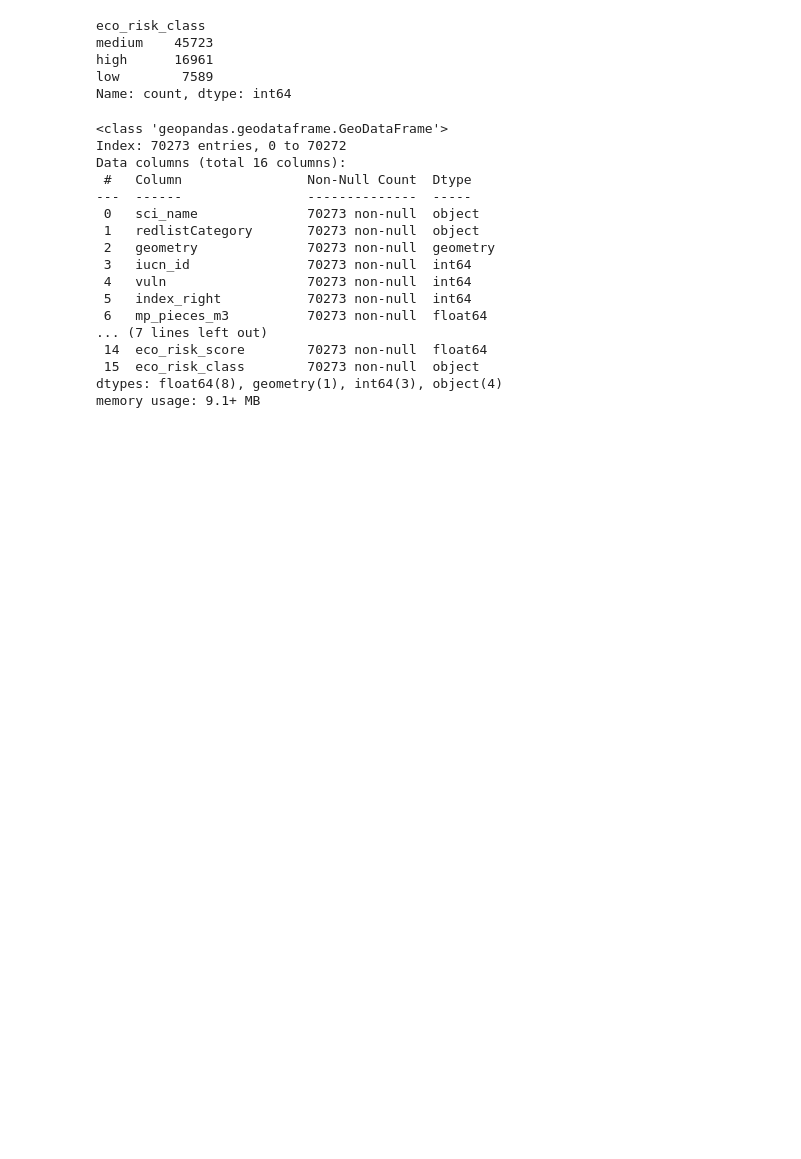
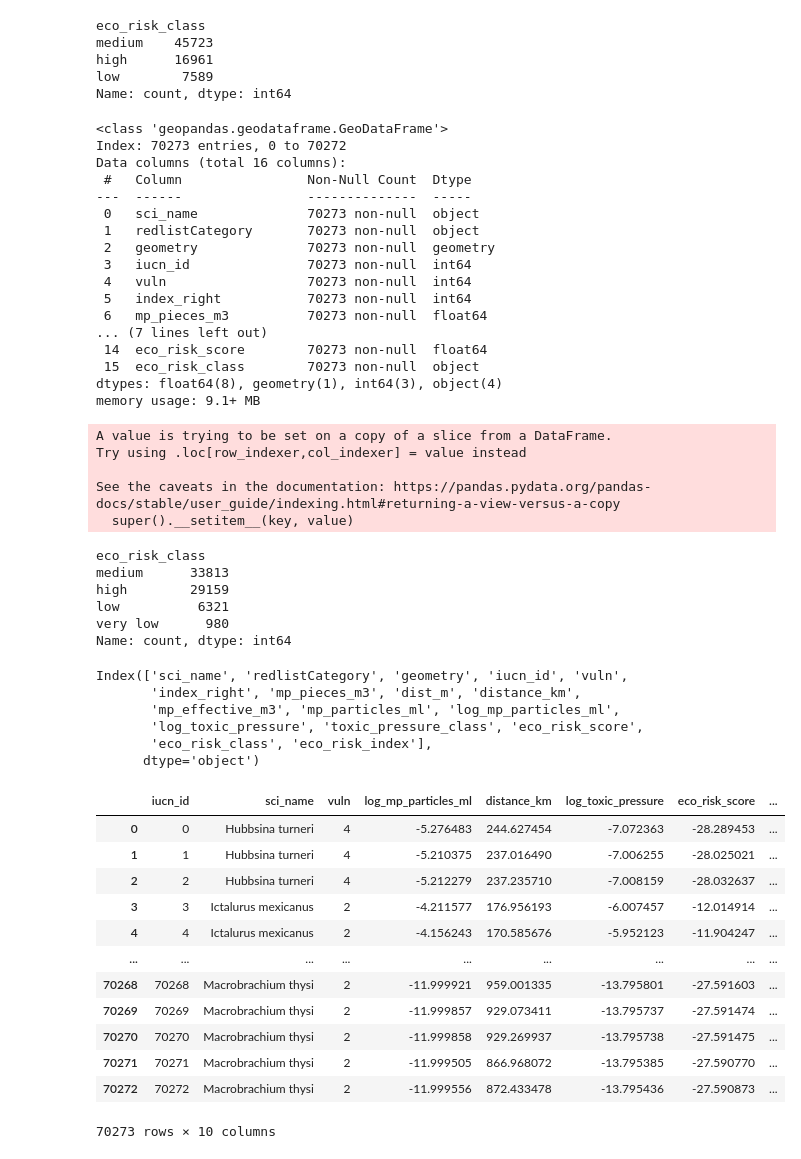
Before and after one commit to plorenab/proyecto_final, a Jupyter notebook: src/grid_try1.ipynb, the cells around one changed output. Drawn from its saved outputs; the diff is of its cells as text; code cells hidden in the pictures; blank space fills up the shorter version.

Commit message:
guardar dataset unificado

```diff
--- a/src/grid_try1.ipynb
+++ b/src/grid_try1.ipynb
@@ -857,3 +862,78 @@ Data columns (total 16 columns):
  15  eco_risk_class        70273 non-null  object
 dtypes: float64(8), geometry(1), int64(3), object(4)
 memory usage: 9.1+ MB
+# %%
+from sklearn.preprocessing import MinMaxScaler
+
+scaler = MinMaxScaler(feature_range=(0, 100))
+
+iucn_noaa["eco_risk_index"] = scaler.fit_transform(
+    iucn_noaa[["eco_risk_score"]]
+)
+# %% [output]
+A value is trying to be set on a copy of a slice from a DataFrame.
+Try using .loc[row_indexer,col_indexer] = value instead
+
+See the caveats in the documentation: https://pandas.pydata.org/pandas-docs/stable/user_guide/indexing.html#returning-a-view-versus-a-copy
+  super().__setitem__(key, value)
+# %%
+
+def risk_class(x):
+    if x <= 20:
+        return "very low"
+    elif x <= 50:
+        return "low"
+    elif x <= 80:
+        return "medium"
+    else:
+        return "high"
+
+iucn_noaa["eco_risk_class"] = iucn_noaa["eco_risk_index"].apply(risk_class)
+iucn_noaa["eco_risk_class"].value_counts()
+# %% [output]
+eco_risk_class
+medium      33813
+high        29159
+low          6321
+very low      980
+Name: count, dtype: int64
+# %%
+iucn_noaa.columns
+# %% [output]
+Index(['sci_name', 'redlistCategory', 'geometry', 'iucn_id', 'vuln',
+       'index_right', 'mp_pieces_m3', 'dist_m', 'distance_km',
+       'mp_effective_m3', 'mp_particles_ml', 'log_mp_particles_ml',
+       'log_toxic_pressure', 'toxic_pressure_class', 'eco_risk_score',
+       'eco_risk_class', 'eco_risk_index'],
+      dtype='object')
+# %%
+new_order = [
+    "iucn_id",
+    "sci_name",
+    "vuln",
+    "log_mp_particles_ml",
+    "distance_km",
+    "log_toxic_pressure",
+    "eco_risk_score",
+    "eco_risk_index",
+    "eco_risk_class",
+    "geometry"
+]
+
+dataset = iucn_noaa[new_order]
+# %%
+dataset
+# %% [output]
+|  | iucn_id | sci_name | vuln | log_mp_particles_ml | distance_km | log_toxic_pressure | eco_risk_score | ... |
+| 0 | 0 | Hubbsina turneri | 4 | -5.276483 | 244.627454 | -7.072363 | -28.289453 | ... |
+| 1 | 1 | Hubbsina turneri | 4 | -5.210375 | 237.016490 | -7.006255 | -28.025021 | ... |
+| 2 | 2 | Hubbsina turneri | 4 | -5.212279 | 237.235710 | -7.008159 | -28.032637 | ... |
+| 3 | 3 | Ictalurus mexicanus | 2 | -4.211577 | 176.956193 | -6.007457 | -12.014914 | ... |
+| 4 | 4 | Ictalurus mexicanus | 2 | -4.156243 | 170.585676 | -5.952123 | -11.904247 | ... |
+| ... | ... | ... | ... | ... | ... | ... | ... | ... |
+| 70268 | 70268 | Macrobrachium thysi | 2 | -11.999921 | 959.001335 | -13.795801 | -27.591603 | ... |
+| 70269 | 70269 | Macrobrachium thysi | 2 | -11.999857 | 929.073411 | -13.795737 | -27.591474 | ... |
+| 70270 | 70270 | Macrobrachium thysi | 2 | -11.999858 | 929.269937 | -13.795738 | -27.591475 | ... |
+| 70271 | 70271 | Macrobrachium thysi | 2 | -11.999505 | 866.968072 | -13.795385 | -27.590770 | ... |
+| 70272 | 70272 | Macrobrachium thysi | 2 | -11.999556 | 872.433478 | -13.795436 | -27.590873 | ... |
+70273 rows × 10 columns
```
Also changed, not shown: parts of 10 cells of this notebook, 8 other files.
